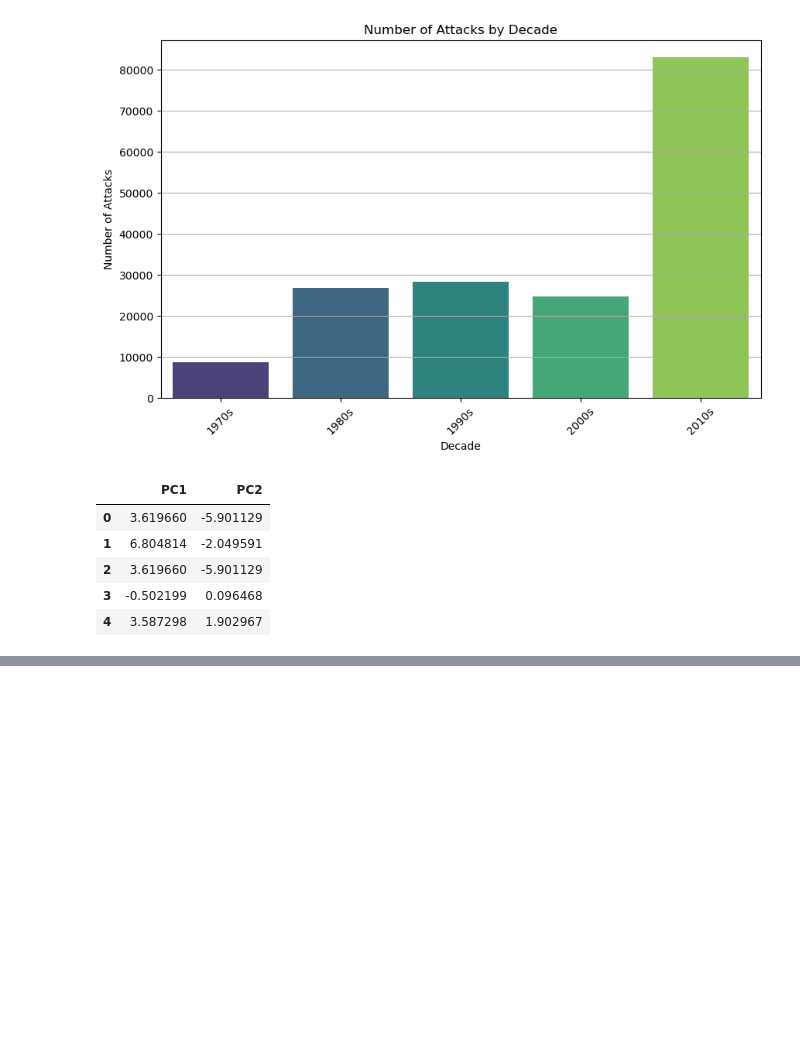
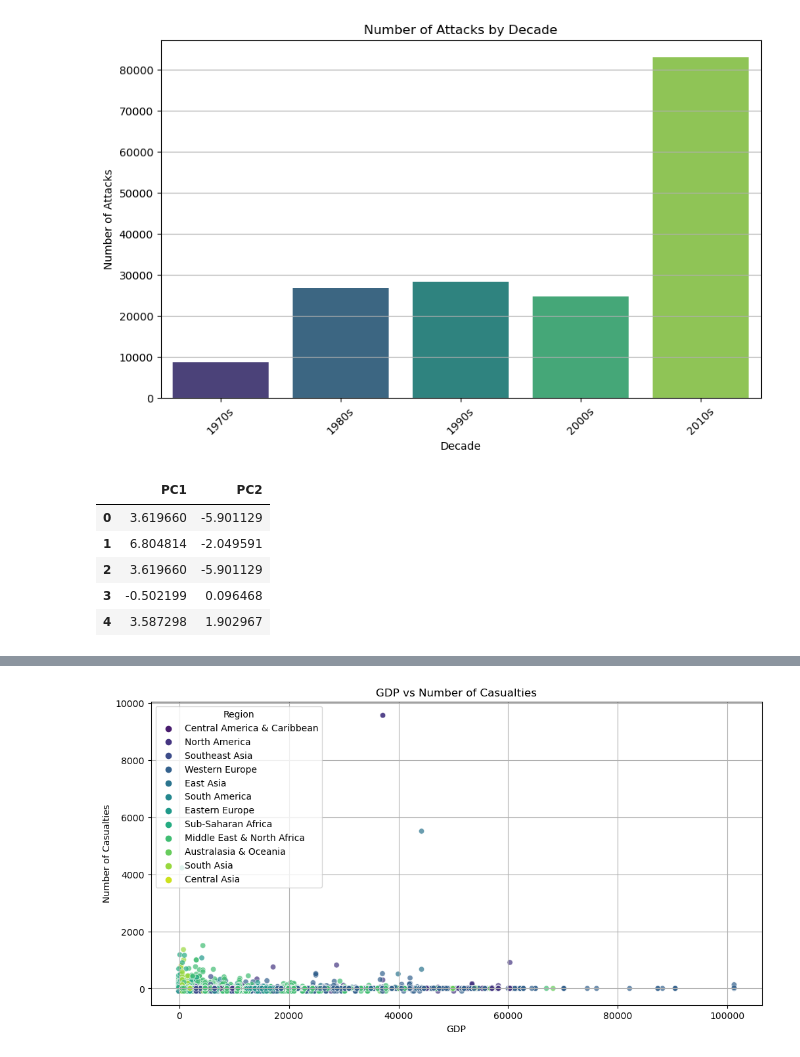
Before and after one commit to yllberisha/Global-Terrorism-Dataset-Analysis, a Jupyter notebook: preprocessing.ipynb, the cells around one changed output, grey strips where cells are left out. Drawn from its saved outputs; the diff is of its cells as text; code cells hidden in the pictures; blank space fills up the shorter version.

```diff
--- a/preprocessing.ipynb
+++ b/preprocessing.ipynb
@@ -275,0 +292,11 @@ reduced_df.head()
+# %%
+plt.figure(figsize=(12, 6))
+sns.scatterplot(x='GDP', y='Number of Casualties', data=merged_df, hue='Region', alpha=0.7, palette='viridis')
+plt.title('GDP vs Number of Casualties')
+plt.xlabel('GDP')
+plt.ylabel('Number of Casualties')
+plt.legend(title='Region', loc='upper left')
+plt.grid()
+plt.show()
+# %% [output]
+[figure, added]
```
Also changed, not shown: parts of 5 cells of this notebook.
